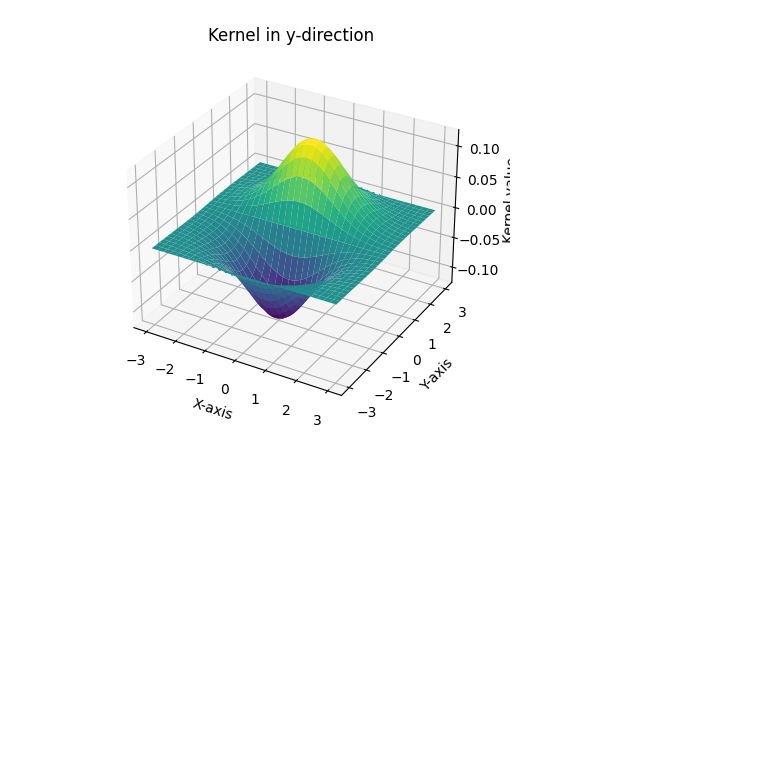
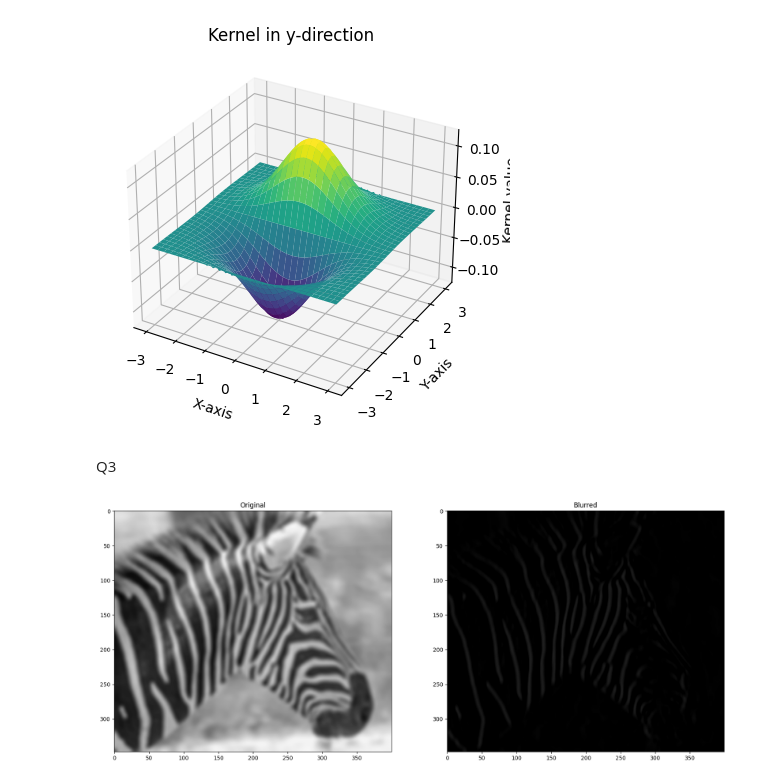
Before and after one commit to SathyaYapa/ImgProAssignment2, a Jupyter notebook: d_eng_21_0109_a02.ipynb, the cells around one changed output. Saved outputs shown, nothing was run; the diff lists cells and outputs as text; code cells hidden in the pictures; blank space fills up the shorter version.

```diff
--- a/d_eng_21_0109_a02.ipynb
+++ b/d_eng_21_0109_a02.ipynb
@@ -75,3 +75,60 @@ plt.show()
 # %% [output]
 [figure]
 [figure]
+# %% [markdown]
+Q3
+# %%
+import cv2 as cv
+import numpy as np
+import matplotlib.pyplot as plt
+from mpl_toolkits import mplot3d
+
+# define the domain
+x = np.arange(-5, 6, 1)
+y = np.arange(-5, 6, 1)
+X, Y = np.meshgrid(x, y)
+
+# define sigma
+sigma = 3
+
+# calculate the kernels
+G= np.exp(-(X**2+Y**2)/(2*sigma**2))
+G=G/np.sum(G)
+
+kernelx= np.array([[0,0,0],[-1,0.,1],[0,0,0]], dtype=np.float32)
+Gx= cv.filter2D(G, -1, kernelx)
+
+
+kernely= np.array([[0,-1,0],[0,0,0],[0,1,0]], dtype=np.float32)
+kernelyy= kernely/np.sum(kernely)
+Gy= cv.filter2D(G, -1, kernely)
+
+
+
+im= cv.imread(r"D:\Saves\Python\ImgProAssignment2\images\zebrahead.jpg", cv.IMREAD_GRAYSCALE)
+
+im1=cv.filter2D(im, -1, G)
+
+im_y=cv.filter2D(im1, -1, Gy)
+im_x=cv.filter2D(im1, -1, Gx)
+
+im_xx=cv.filter2D(im, -1, Gy)
+im_yy=cv.filter2D(im, -1, Gx)
+
+
+fig, ax= plt.subplots(1,2, figsize=(20,40))
+ax[0].imshow(im1, cmap='gray', vmin=0, vmax=255)
+ax[0].set_title('Original')
+ax[1].imshow(im_yy, cmap='gray', vmin=0, vmax=255)
+ax[1].set_title('Blurred')
+'''
+
+ax[2].imshow(im22, cmap='gray', vmin=0, vmax=255)
+ax[2].set_title('High Frequencies')
+ax[3].imshow(im3, cmap='gray', vmin=0, vmax=255)
+ax[3].set_title('Sharpened')
+
+'''
+plt.show()
+# %% [output]
+[figure, added]
```
Also changed, not shown: parts of 1 cell of this notebook, 1 other file.
